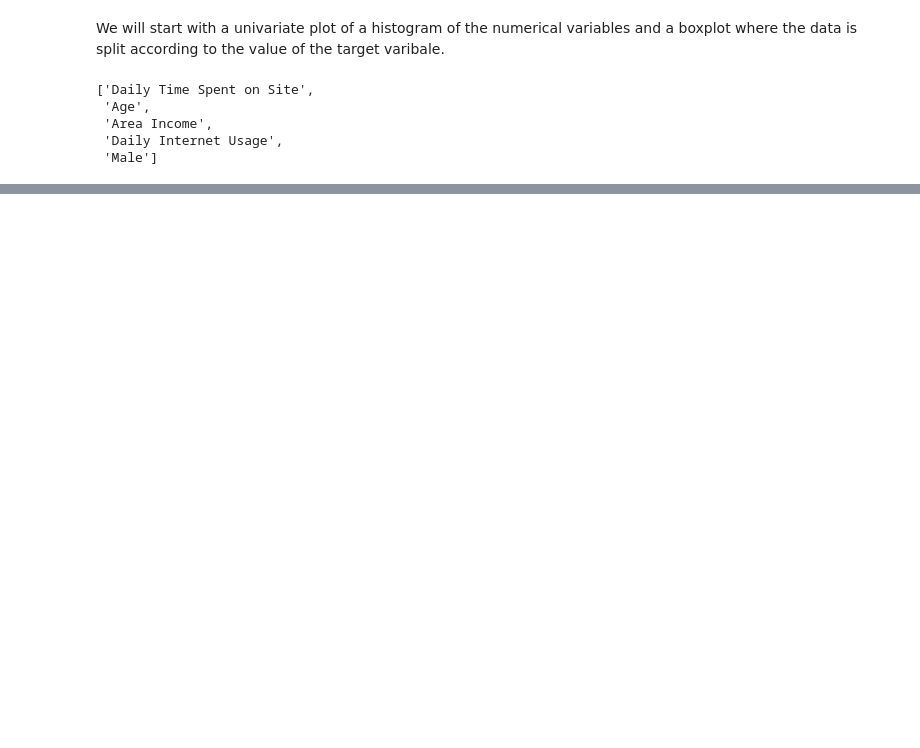
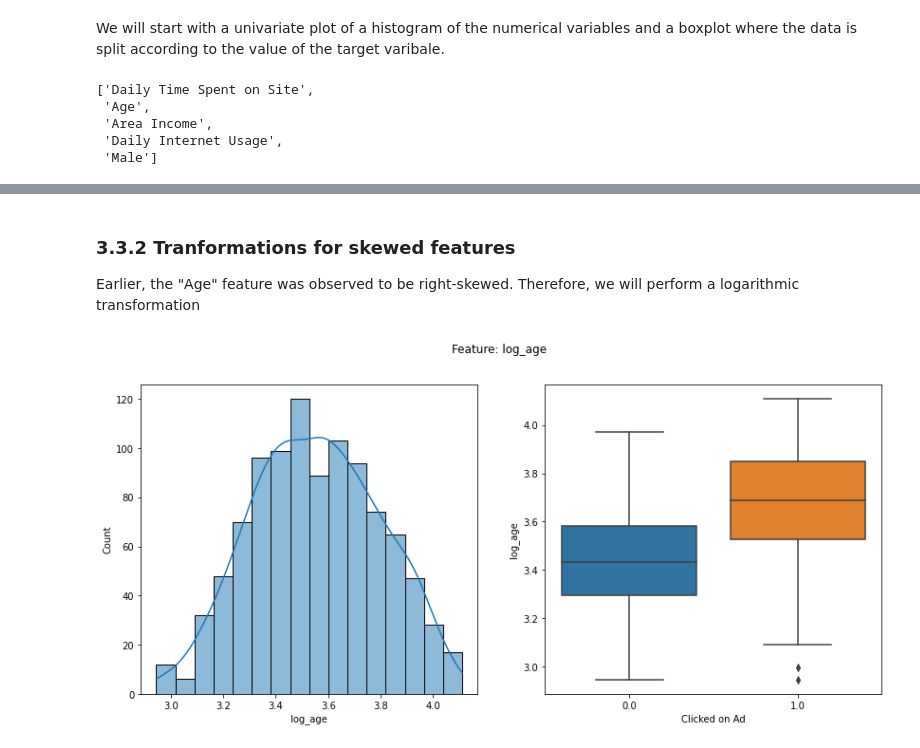
Before and after one commit to emakri/AdvertisingProject, a Jupyter notebook: AdvProject.ipynb, the cells around one changed output, grey strips where cells are left out. Drawn from its saved outputs; the diff is of its cells as text; code cells hidden in the pictures; blank space fills up the shorter version.

```diff
--- a/AdvProject.ipynb
+++ b/AdvProject.ipynb
@@ -229,0 +337,12 @@ for col in cols_num_plot:
+# %%
+df = data.drop(['City', 'Ad Topic Line', 'Timestamp', 'City'], axis=1)
+# %% [markdown]
+### 3.3.2 Tranformations for skewed features
+
+Earlier, the "Age" feature was observed to be right-skewed. Therefore, we will perform a logarithmic transformation
+# %%
+df['log_age'] = np.log(df['Age'])
+df = df.drop('Age', axis = 1)
+univar_plot_num(df, 'log_age', 'Clicked on Ad')
+# %% [output]
+[figure, added]
```
Also changed, not shown: parts of 31 cells of this notebook.
